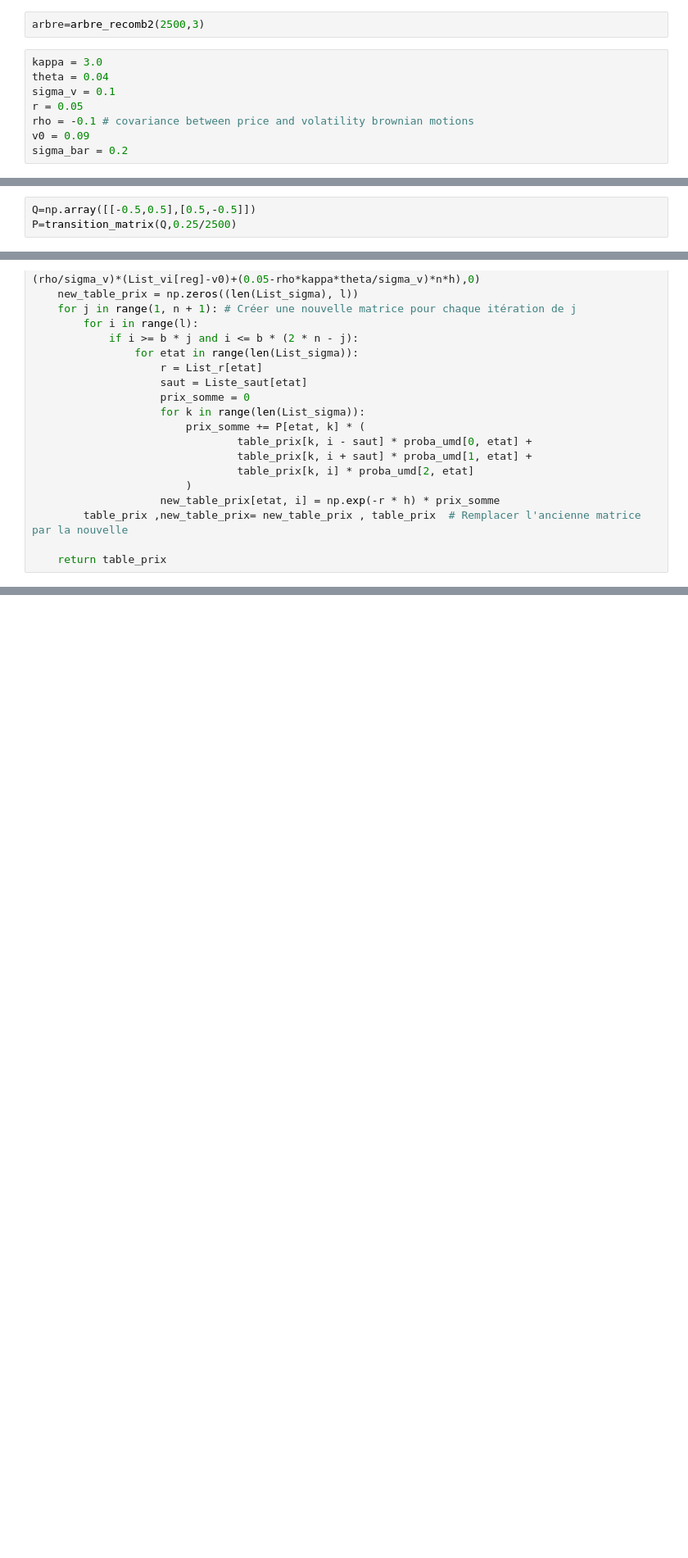
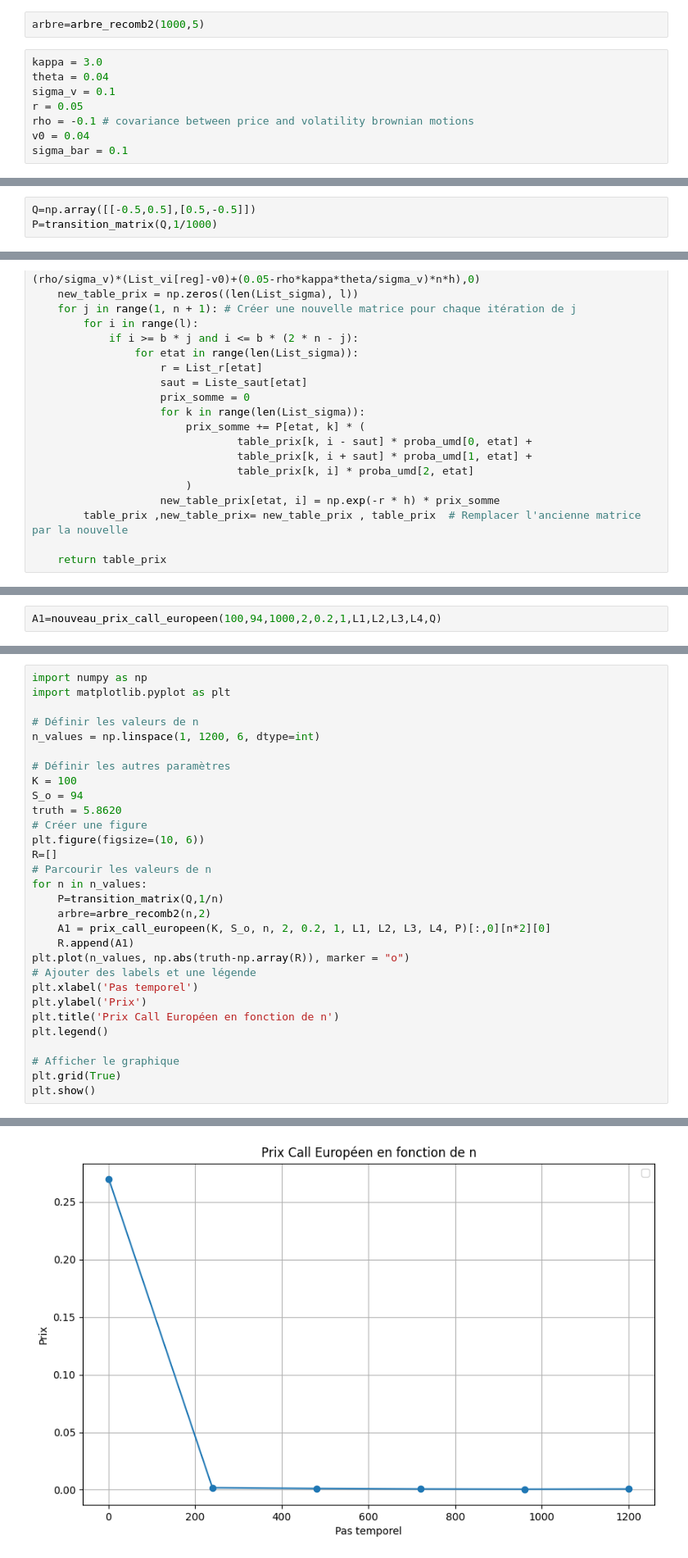
Before and after one commit to GodwinZonou/Options-pricing-recombining-tree, a Jupyter notebook: recomb_tree _2regime.ipynb, the cells around one changed output, grey strips where cells are left out. Shown at 82% size. Cells and saved outputs as stored; diff of their text form; blank space fills up the shorter version.

```diff
--- a/recomb_tree _2regime.ipynb
+++ b/recomb_tree _2regime.ipynb
@@ -44,15 +44,15 @@ def proba_up_middle_down(List_sigma,List_a,Liste_saut,sigma_bar,T,n):
         proba[2,i]=1-(proba[0,i]+proba[1,i])
     return proba
 # %%
-arbre=arbre_recomb2(2500,3)
+arbre=arbre_recomb2(1000,5)
 # %%
 kappa = 3.0
 theta = 0.04
 sigma_v = 0.1
 r = 0.05
 rho = -0.1 # covariance between price and volatility brownian motions
-v0 = 0.09
-sigma_bar = 0.2
+v0 = 0.04
+sigma_bar = 0.1
 # %%
 def prix_call_europeen(K,S_o,n,b,sigma_bar,T,List_sigma,List_a,Liste_saut,List_r,P):
     proba_umd=proba_up_middle_down(List_sigma,List_a,Liste_saut,sigma_bar,T,n)
@@ -150,7 +150,7 @@ def transition_matrix(Q,h):
     return tr_matrix
 # %%
 Q=np.array([[-0.5,0.5],[0.5,-0.5]])
-P=transition_matrix(Q,0.25/2500)
+P=transition_matrix(Q,1/1000)
 # %%
 Q1=compute_Q()
 P1=transition_matrix(Q1,0.25/2500)
@@ -502,0 +546,2 @@ C9[:,1000*2]
+# %%
+A1=nouveau_prix_call_europeen(100,94,1000,2,0.2,1,L1,L2,L3,L4,Q)
@@ -502,0 +597,31 @@ C9[:,1000*2]
+# %%
+import numpy as np
+import matplotlib.pyplot as plt
+
+# Définir les valeurs de n
+n_values = np.linspace(1, 1200, 6, dtype=int)
+
+# Définir les autres paramètres
+K = 100
+S_o = 94
+truth = 5.8620
+# Créer une figure
+plt.figure(figsize=(10, 6))
+R=[]
+# Parcourir les valeurs de n
+for n in n_values:
+    P=transition_matrix(Q,1/n)
+    arbre=arbre_recomb2(n,2)
+    A1 = prix_call_europeen(K, S_o, n, 2, 0.2, 1, L1, L2, L3, L4, P)[:,0][n*2][0]
+    R.append(A1)
+plt.plot(n_values, np.abs(truth-np.array(R)), marker = "o")
+# Ajouter des labels et une légende
+plt.xlabel('Pas temporel')
+plt.ylabel('Prix')
+plt.title('Prix Call Européen en fonction de n')
+plt.legend()
+
+# Afficher le graphique
+plt.grid(True)
+plt.show()
+# %% [output]
@@ -502,0 +629 @@ C9[:,1000*2]
+[figure, added]
```
Also changed, not shown: parts of 20 cells of this notebook.
